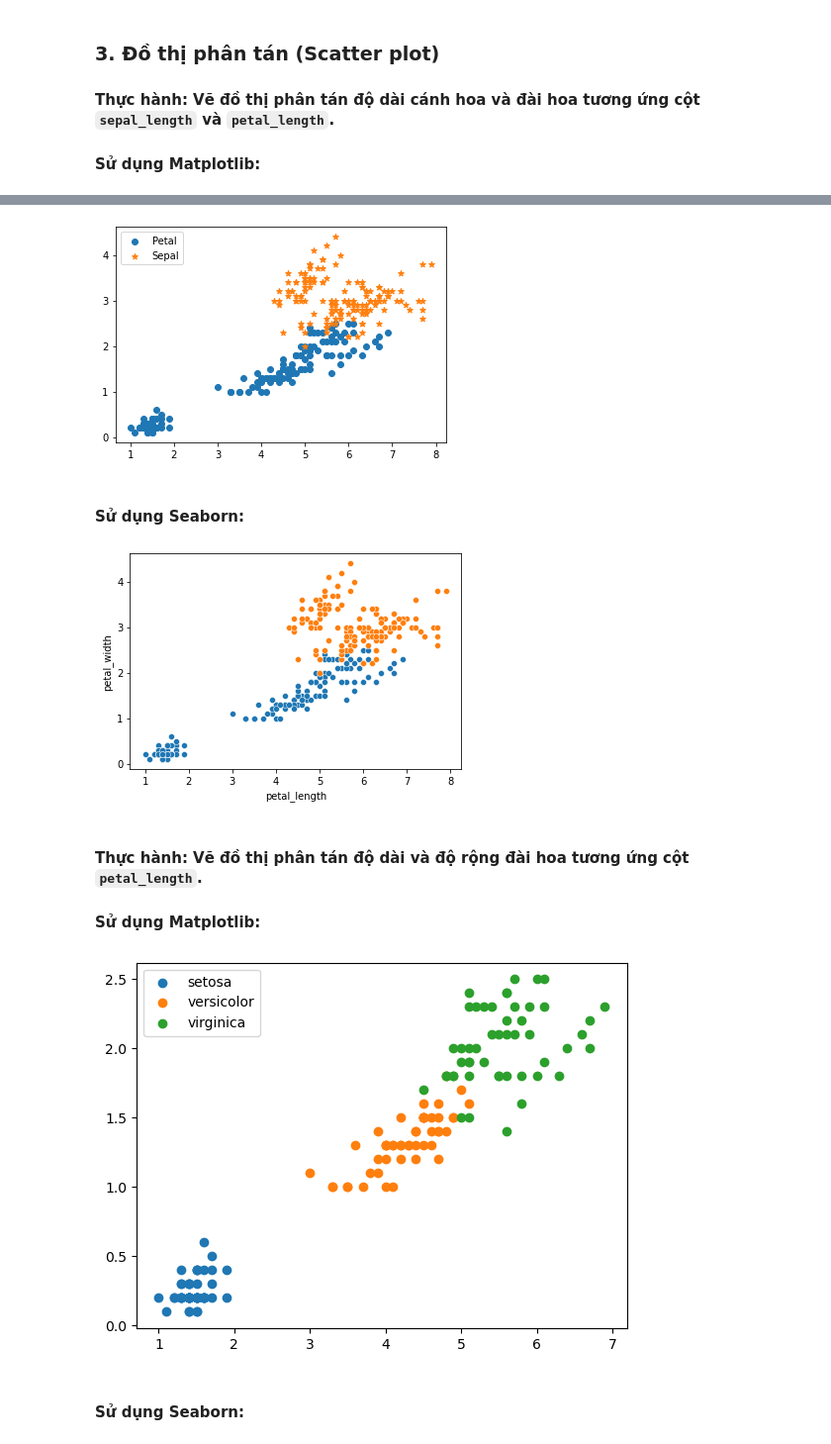
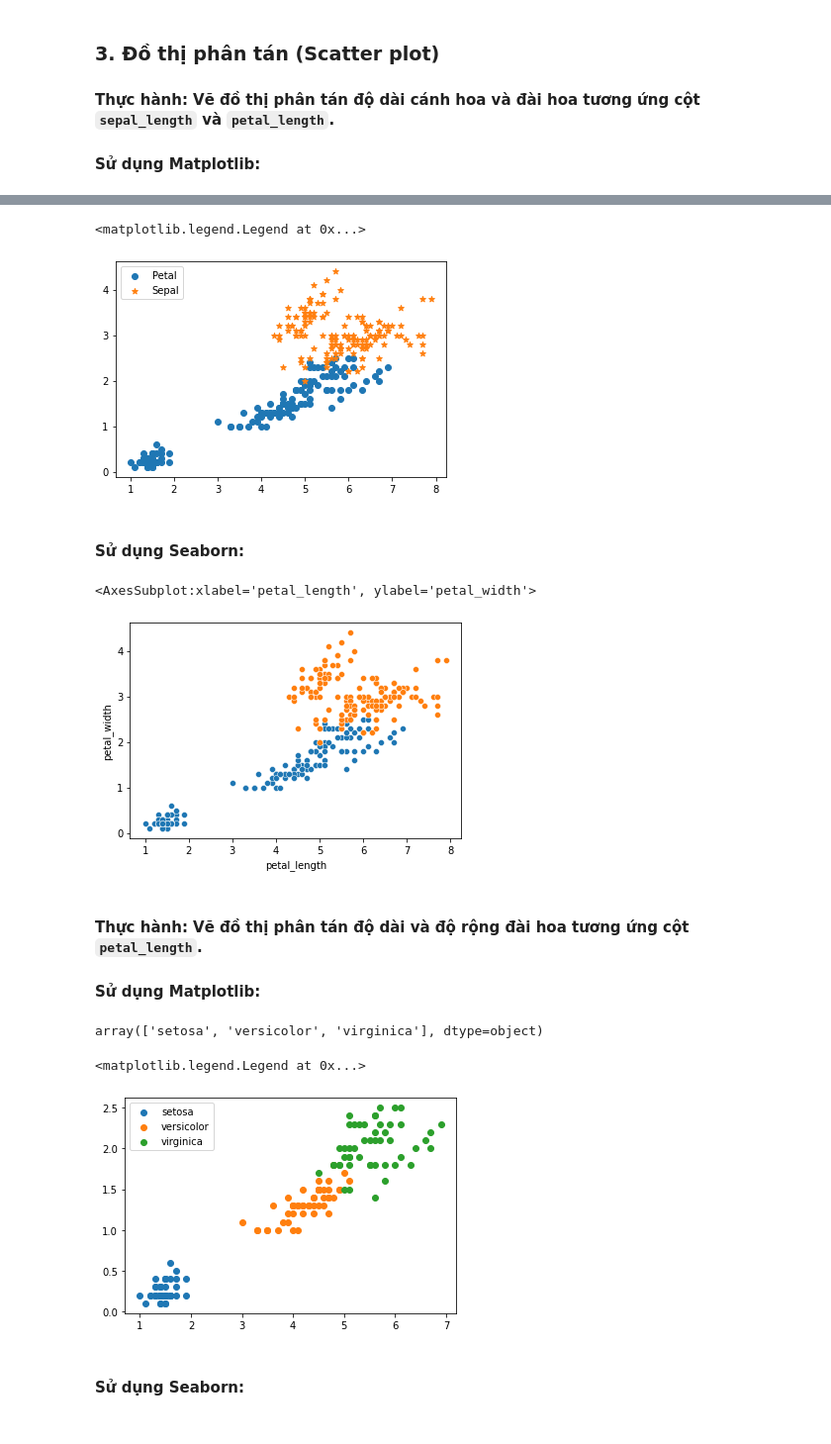
Before and after one commit to honghanhh/mci_python_33a8_l1, a Jupyter notebook: Live Slides/Live Lecture 7/Huongtnl_Live_Lecture_07.ipynb, the cells around one changed output, grey strips where cells are left out. Shown at 99% size. Drawn from its saved outputs; the diff is of its cells as text; code cells hidden in the pictures.

```diff
--- a/Live Slides/Live Lecture 7/Huongtnl_Live_Lecture_07.ipynb
+++ b/Live Slides/Live Lecture 7/Huongtnl_Live_Lecture_07.ipynb
@@ -230,0 +228,3 @@ plt.show
+# %%
+iris= sns.load_dataset('iris')
+iris.head(5)
@@ -257,18 +292,34 @@ Ngoài ra, ta có thể sử dụng hàm `distplot()` như ví dụ dưới đâ
 # %%
+plt.scatter(iris.petal_length, iris.petal_width, label= 'Petal')
+plt.scatter(iris.sepal_length, iris.sepal_width, label= 'Sepal', marker='*')
+plt.legend()
 # %% [output]
+<matplotlib.legend.Legend at 0x...>
 [figure]
 # %% [markdown]
 #### **Sử dụng Seaborn**:
 # %%
+sns.scatterplot(data= iris, x='petal_length', y='petal_width')
+sns.scatterplot(data= iris, x='sepal_length', y='sepal_width')
 # %% [output]
+<AxesSubplot:xlabel='petal_length', ylabel='petal_width'>
 [figure]
 # %% [markdown]
 #### **Thực hành**: Vẽ đồ thị phân tán độ dài và độ rộng đài hoa tương ứng cột `petal_length`.
 
 #### **Sử dụng Matplotlib**:
+# %%
+iris.species.unique()
+# %% [output]
+array(['setosa', 'versicolor', 'virginica'], dtype=object)
 # %%
+plt.scatter(iris[iris.species=='setosa'].petal_length,iris[iris.species=='setosa'].petal_width, label='setosa')
+plt.scatter(iris[iris.species=='versicolor'].petal_length,iris[iris.species=='versicolor'].petal_width, label='versicolor')
+plt.scatter(iris[iris.species=='virginica'].petal_length,iris[iris.species=='virginica'].petal_width, label='virginica')
+plt.legend()
 # %% [output]
+<matplotlib.legend.Legend at 0x...>
-[figure, old version]
+[figure, new version]
 # %% [markdown]
 #### **Sử dụng Seaborn**:
 # %%
```
Also changed, not shown: parts of 32 cells of this notebook.
